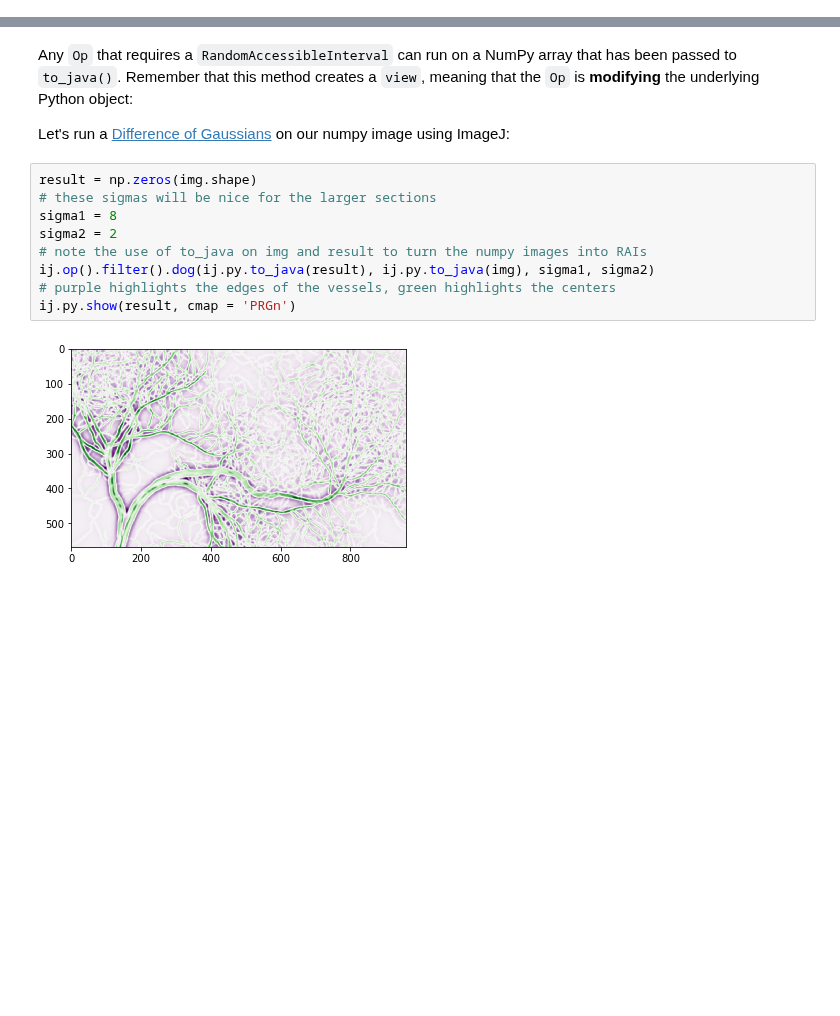
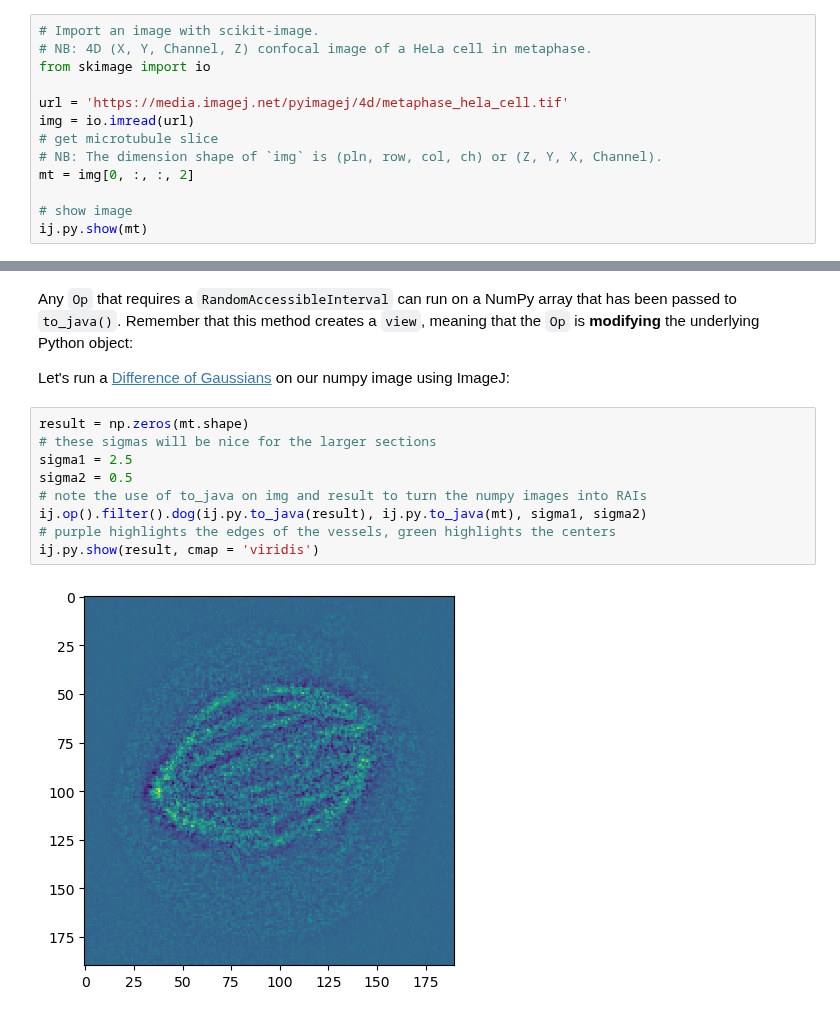
Before and after one commit to imagej/pyimagej, a Jupyter notebook: doc/03-Sending-Data-to-Java.ipynb, the cells around one changed output, grey strips where cells are left out. Drawn from its saved outputs; the diff is of its cells as text; blank space fills up the shorter version.

```diff
--- a/doc/03-Sending-Data-to-Java.ipynb
+++ b/doc/03-Sending-Data-to-Java.ipynb
@@ -124,0 +108,13 @@ ij.py.show(img)
+# %%
+# Import an image with scikit-image.
+# NB: 4D (X, Y, Channel, Z) confocal image of a HeLa cell in metaphase.
+from skimage import io
+
+url = 'https://media.imagej.net/pyimagej/4d/metaphase_hela_cell.tif'
+img = io.imread(url)
+# get microtubule slice
+# NB: The dimension shape of `img` is (pln, row, col, ch) or (Z, Y, X, Channel).
+mt = img[0, :, :, 2]
+
+# show image
+ij.py.show(mt)
@@ -127,13 +125,13 @@ Any `Op` that requires a `RandomAccessibleInterval` can run on a NumPy array tha
 
 Let's run a [Difference of Gaussians](https://en.wikipedia.org/wiki/Difference_of_Gaussians) on our numpy image using ImageJ:
 # %%
-result = np.zeros(img.shape)
+result = np.zeros(mt.shape)
 # these sigmas will be nice for the larger sections
-sigma1 = 8
-sigma2 = 2
+sigma1 = 2.5
+sigma2 = 0.5
 # note the use of to_java on img and result to turn the numpy images into RAIs
-ij.op().filter().dog(ij.py.to_java(result), ij.py.to_java(img), sigma1, sigma2)
+ij.op().filter().dog(ij.py.to_java(result), ij.py.to_java(mt), sigma1, sigma2)
 # purple highlights the edges of the vessels, green highlights the centers
-ij.py.show(result, cmap = 'PRGn')
+ij.py.show(result, cmap = 'viridis')
 # %% [output]
-[figure, old version]
+[figure, new version]
```
Also changed, not shown: parts of 8 cells of this notebook.
